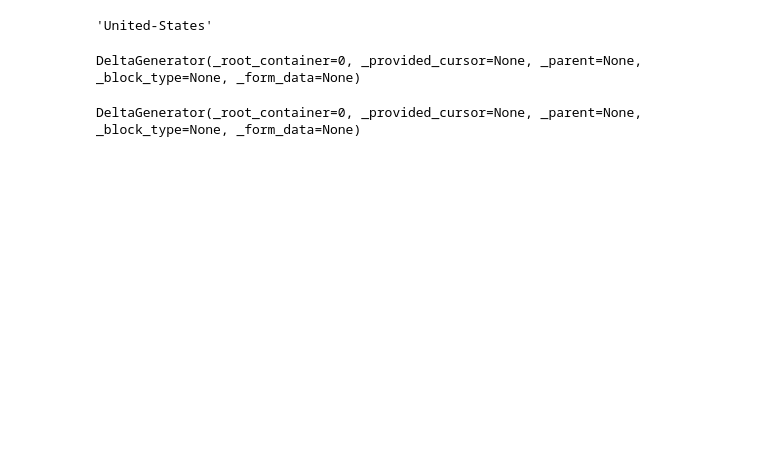
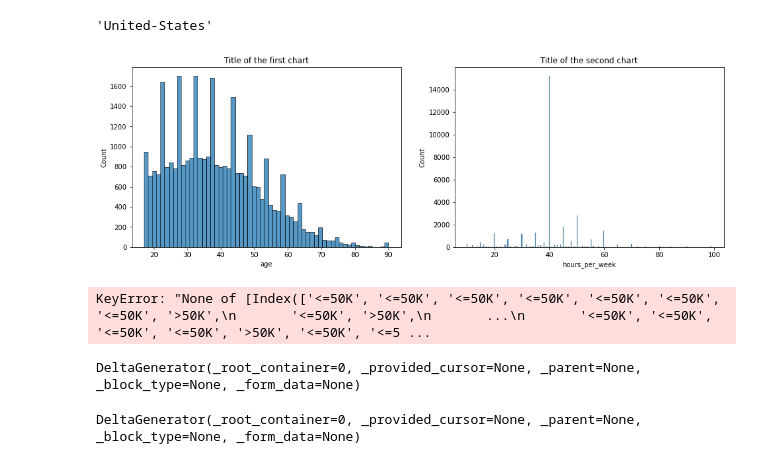
Before and after one commit to dennislamcv1/IBMDExcel-R, a Jupyter notebook: Data Visualization with R/shiny.ipynb, the cells around one changed output. Cells and saved outputs as stored; diff of their text form; code cells hidden in the pictures; blank space fills up the shorter version.

```diff
--- a/Data Visualization with R/shiny.ipynb
+++ b/Data Visualization with R/shiny.ipynb
@@ -39,6 +55,22 @@ st.write("**Select a continuous variable and graph type (histogram or boxplot) t
 continuous = st.radio("Continuous", ("age","hours per week"))
 
 graph1 = st.radio("Graph:", ("Histogram","Boxplot"))
+# %%
+fig, ax = plt.subplots(1,2, sharex=False, figsize=(16,5))
+
+sns.histplot(x="age", data=df, hue_order=df.income, ax=ax[0])
+ax[0].set_title('Title of the first chart')
+
+sns.histplot(x="hours_per_week", data=df, hue_order=df.income, ax=ax[1])
+ax[1].set_title('Title of the second chart')
+
+plt.show()
+# %% [output]
+[figure, added]
+# %%
+sns.FacetGrid(df, col=df.income)
+# %% [output]
+KeyError: "None of [Index(['<=50K', '<=50K', '<=50K', '<=50K', '<=50K', '<=50K', '<=50K', '>50K',\n       '<=50K', '>50K',\n       ...\n       '<=50K', '<=50K', '<=50K', '<=50K', '>50K', '<=50K', '<=5 ...
 # %%
 # fighist1 = px.histogram(data_frame=df, x="age", title="Trend of Age")
 
```
Also changed, not shown: parts of 5 cells of this notebook, 3 other files.
